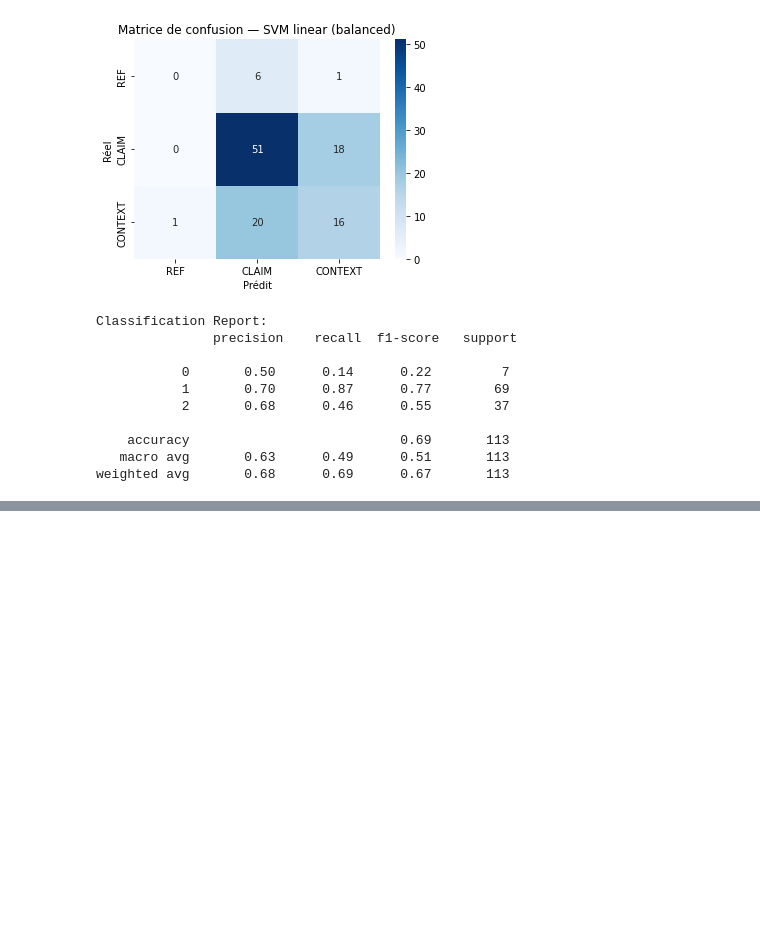
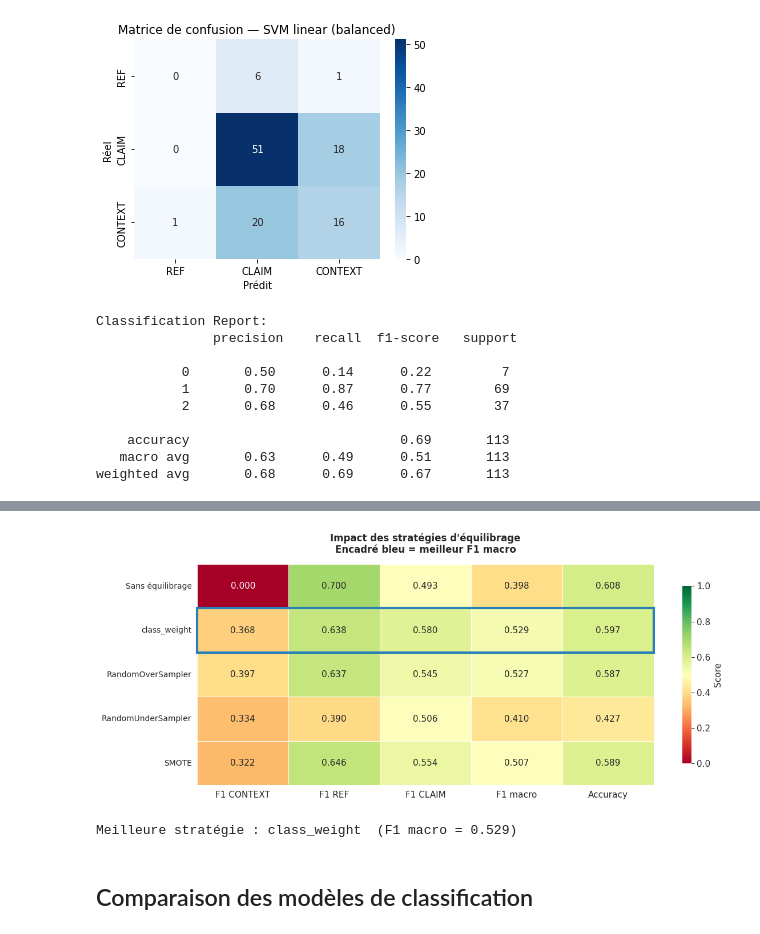
Before and after one commit to LazImane/ML_SciTweets, a Jupyter notebook: ML_SciTweets.ipynb, the cells around one changed output, grey strips where cells are left out. Cells and saved outputs as stored; diff of their text form; code cells hidden in the pictures; blank space fills up the shorter version.

Commit message:
ajout d'analyse comparative des modèles, analyse d'erreur et extraction des features dans la tache 3

```diff
--- a/ML_SciTweets.ipynb
+++ b/ML_SciTweets.ipynb
@@ -2187,0 +2301,36 @@ weighted avg       0.68      0.69      0.67       113
+# %%
+# Heatmap
+metrics_bal3 = ['F1 CONTEXT', 'F1 REF', 'F1 CLAIM', 'F1 macro', 'Accuracy']
+hm3 = df_balance_t3.set_index('Stratégie')[metrics_bal3]
+
+fig, ax = plt.subplots(figsize=(12, 5))
+sns.heatmap(
+    hm3, annot=True, fmt='.3f', cmap='RdYlGn',
+    vmin=0.0, vmax=1.0,
+    linewidths=0.6, linecolor='white',
+    cbar_kws={'label': 'Score', 'shrink': 0.8},
+    ax=ax
+)
+best_bal3 = df_balance_t3['F1 macro'].idxmax()
+ax.add_patch(plt.Rectangle(
+    (0, best_bal3), len(metrics_bal3), 1,
+    fill=False, edgecolor='#2980b9', lw=3, clip_on=False
+))
+ax.set_title(
+    "Impact des stratégies d'équilibrage\n"
+    "Encadré bleu = meilleur F1 macro",
+    fontsize=12, fontweight='bold', pad=14
+)
+ax.tick_params(axis='y', rotation=0, labelsize=10)
+ax.set_xlabel(''); ax.set_ylabel('')
+plt.tight_layout()
+plt.show()
+
+best_strat_t3 = df_balance_t3.loc[best_bal3, 'Stratégie']
+print(f"\nMeilleure stratégie : {best_strat_t3}  "
+      f"(F1 macro = {df_balance_t3.loc[best_bal3,'F1 macro']:.3f})")
+# %% [output]
+[figure, added]
+Meilleure stratégie : class_weight  (F1 macro = 0.529)
+# %% [markdown]
+## Comparaison des modèles de classification
```
Also changed, not shown: parts of 13 cells of this notebook.
